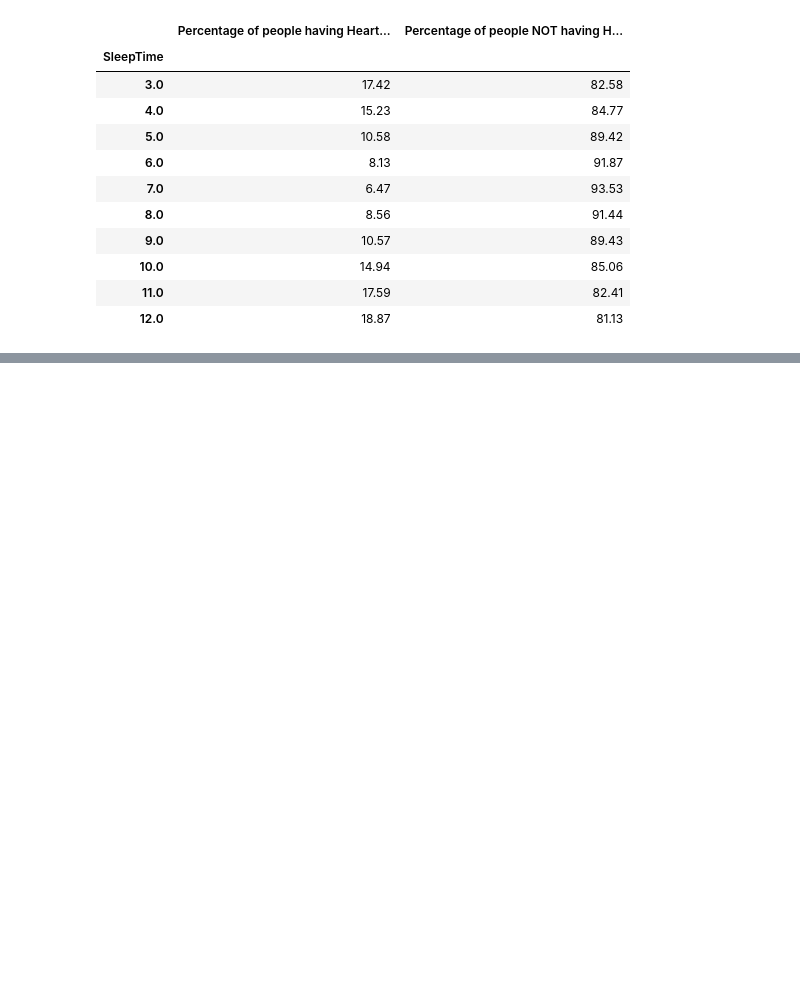
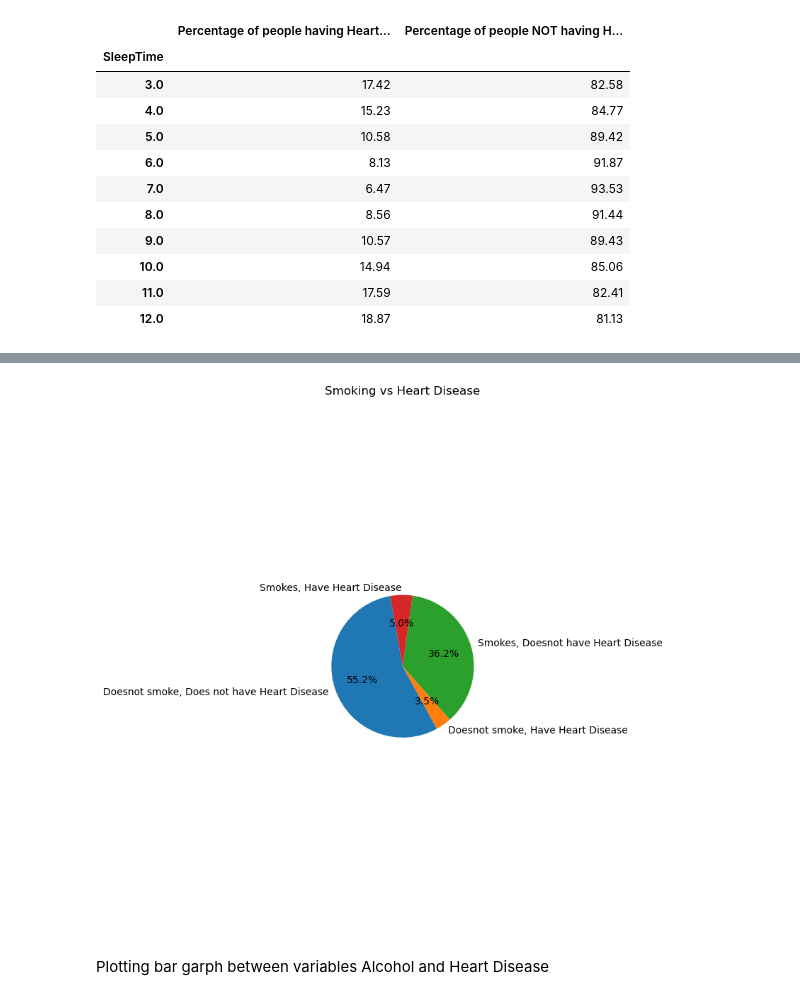
Before and after one commit to JaskiratSingh95/Project1_backup, a Jupyter notebook: Heart_disease_backup.ipynb, the cells around one changed output, grey strips where cells are left out. Drawn from its saved outputs; the diff is of its cells as text; code cells hidden in the pictures; blank space fills up the shorter version.

```diff
--- a/Heart_disease_backup.ipynb
+++ b/Heart_disease_backup.ipynb
@@ -553,0 +595,3 @@ Smokers
+# %%
+Smokers_df = pd.DataFrame(Smokers)
+Smokers_df
@@ -553,0 +605,6 @@ Smokers
+# %%
+label_dict_smoking = {'No':{'No':'Doesnot smoke, Does not have Heart Disease',
+                    'Yes':'Doesnot smoke, Have Heart Disease'},
+              'Yes':{'No':'Smokes, Doesnot have Heart Disease',
+                     'Yes':'Smokes, Have Heart Disease'}}
+label_dict_smoking
@@ -553,0 +616,3 @@ Smokers
+# %%
+Smokers_df.reset_index(inplace=True)
+Smokers_df
@@ -553,0 +625,3 @@ Smokers
+# %%
+Smokers_df['label'] = Smokers_df.apply(lambda x: label_dict_smoking[x['Smoking']][x['HeartDisease']], axis=1)
+Smokers_df
@@ -554,9 +634,15 @@ Smokers
 # %%
-plt.pie(Smokers, labels=Smokers.index, autopct='%1.1f%%')
+plt.figure(figsize=(8, 8))
+plt.pie(Smokers, labels=Smokers_df['label'], autopct='%1.1f%%', startangle=100)
 plt.axis('equal')  # Equal aspect ratio ensures that pie is drawn as a circle.
 plt.title('Smoking vs Heart Disease')
-plt.ylabel('heart_disease_count')
+plt.tight_layout()
+plt.savefig("output/Smoking_Vs._Heart_Disease_Suad.png", bbox_inches='tight')
 plt.show()
+# %% [output]
+[figure, added]
+# %% [markdown]
+Plotting bar garph between variables Alcohol and Heart Disease
 # %%
 # Rename AlcoholDrinking to "Alcohol"
 Heart_Disease_df = data.rename(columns={"AlcoholDrinking": "Alcohol"})
```
Also changed, not shown: parts of 57 cells of this notebook, 19 other files.
